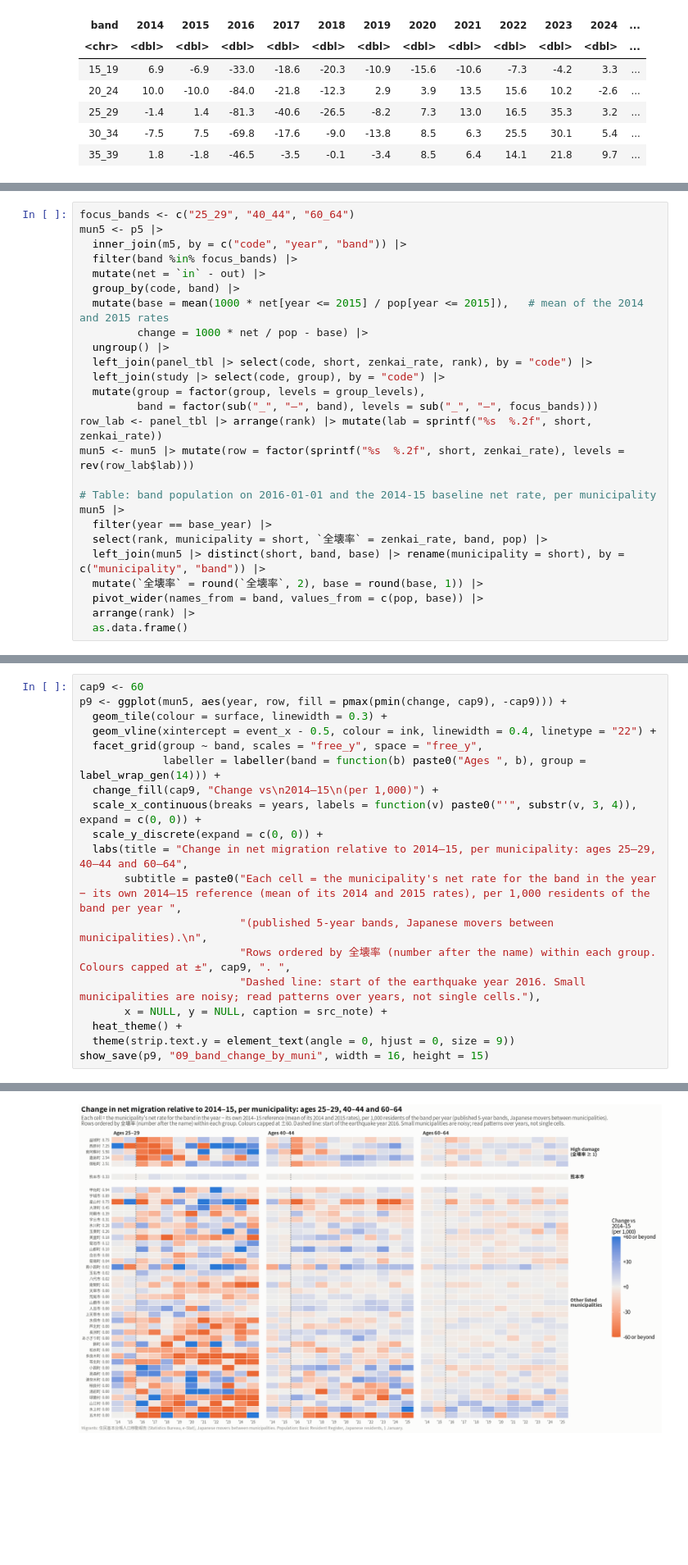
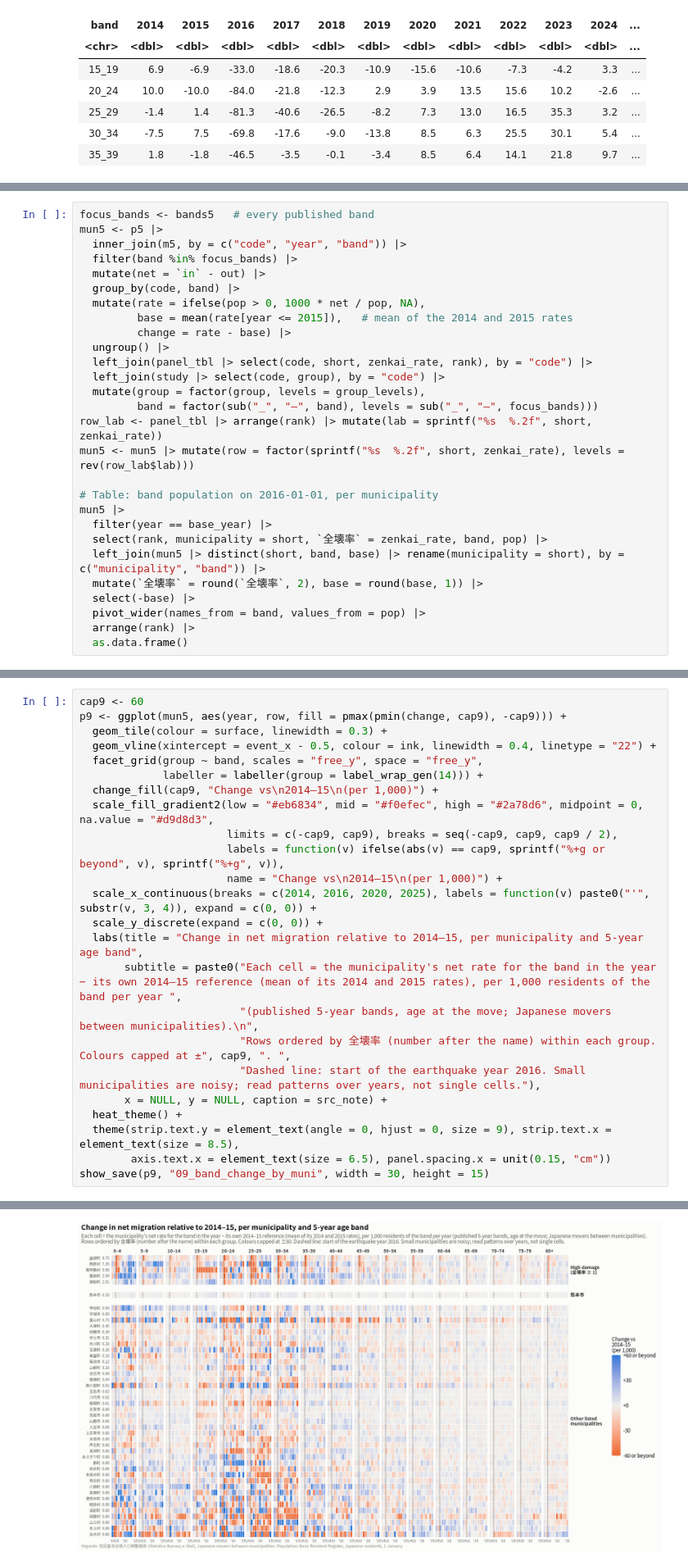
Before and after one commit to toshiakiasakura/jpn_disaster_recovery, a Jupyter notebook: src/3r_migration_kumamoto.ipynb, the cells around one changed output, grey strips where cells are left out. Shown at 82% size. Saved outputs shown, nothing was run; the diff lists cells and outputs as text; blank space fills up the shorter version.

```diff
--- a/src/3r_migration_kumamoto.ipynb
+++ b/src/3r_migration_kumamoto.ipynb
@@ -682,12 +733,13 @@ The same change, for three bands, in **every listed municipality**. Each municip
 # %%
-focus_bands <- c("25_29", "40_44", "60_64")
+focus_bands <- bands5   # every published band
 mun5 <- p5 |>
   inner_join(m5, by = c("code", "year", "band")) |>
   filter(band %in% focus_bands) |>
   mutate(net = `in` - out) |>
   group_by(code, band) |>
-  mutate(base = mean(1000 * net[year <= 2015] / pop[year <= 2015]),   # mean of the 2014 and 2015 rates
-         change = 1000 * net / pop - base) |>
+  mutate(rate = ifelse(pop > 0, 1000 * net / pop, NA),
+         base = mean(rate[year <= 2015]),   # mean of the 2014 and 2015 rates
+         change = rate - base) |>
   ungroup() |>
   left_join(panel_tbl |> select(code, short, zenkai_rate, rank), by = "code") |>
   left_join(study |> select(code, group), by = "code") |>
@@ -696,13 +748,14 @@ mun5 <- p5 |>
 row_lab <- panel_tbl |> arrange(rank) |> mutate(lab = sprintf("%s  %.2f", short, zenkai_rate))
 mun5 <- mun5 |> mutate(row = factor(sprintf("%s  %.2f", short, zenkai_rate), levels = rev(row_lab$lab)))
 
-# Table: band population on 2016-01-01 and the 2014-15 baseline net rate, per municipality
+# Table: band population on 2016-01-01, per municipality
 mun5 |>
   filter(year == base_year) |>
   select(rank, municipality = short, `全壊率` = zenkai_rate, band, pop) |>
   left_join(mun5 |> distinct(short, band, base) |> rename(municipality = short), by = c("municipality", "band")) |>
   mutate(`全壊率` = round(`全壊率`, 2), base = round(base, 1)) |>
-  pivot_wider(names_from = band, values_from = c(pop, base)) |>
+  select(-base) |>
+  pivot_wider(names_from = band, values_from = pop) |>
   arrange(rank) |>
   as.data.frame()
 # %% [output]
@@ -731,17 +784,22 @@ p9 <- ggplot(mun5, aes(year, row, fill = pmax(pmin(change, cap9), -cap9))) +
   geom_tile(colour = surface, linewidth = 0.3) +
   geom_vline(xintercept = event_x - 0.5, colour = ink, linewidth = 0.4, linetype = "22") +
   facet_grid(group ~ band, scales = "free_y", space = "free_y",
-             labeller = labeller(band = function(b) paste0("Ages ", b), group = label_wrap_gen(14))) +
+             labeller = labeller(group = label_wrap_gen(14))) +
   change_fill(cap9, "Change vs\n2014–15\n(per 1,000)") +
-  scale_x_continuous(breaks = years, labels = function(v) paste0("'", substr(v, 3, 4)), expand = c(0, 0)) +
+  scale_fill_gradient2(low = "#eb6834", mid = "#f0efec", high = "#2a78d6", midpoint = 0, na.value = "#d9d8d3",
+                       limits = c(-cap9, cap9), breaks = seq(-cap9, cap9, cap9 / 2),
+                       labels = function(v) ifelse(abs(v) == cap9, sprintf("%+g or beyond", v), sprintf("%+g", v)),
+                       name = "Change vs\n2014–15\n(per 1,000)") +
+  scale_x_continuous(breaks = c(2014, 2016, 2020, 2025), labels = function(v) paste0("'", substr(v, 3, 4)), expand = c(0, 0)) +
   scale_y_discrete(expand = c(0, 0)) +
-  labs(title = "Change in net migration relative to 2014–15, per municipality: ages 25–29, 40–44 and 60–64",
+  labs(title = "Change in net migration relative to 2014–15, per municipality and 5-year age band",
        subtitle = paste0("Each cell = the municipality's net rate for the band in the year − its own 2014–15 reference (mean of its 2014 and 2015 rates), per 1,000 residents of the band per year ",
-                         "(published 5-year bands, Japanese movers between municipalities).\n",
+                         "(published 5-year bands, age at the move; Japanese movers between municipalities).\n",
                          "Rows ordered by 全壊率 (number after the name) within each group. Colours capped at ±", cap9, ". ",
                          "Dashed line: start of the earthquake year 2016. Small municipalities are noisy; read patterns over years, not single cells."),
        x = NULL, y = NULL, caption = src_note) +
   heat_theme() +
-  theme(strip.text.y = element_text(angle = 0, hjust = 0, size = 9))
-show_save(p9, "09_band_change_by_muni", width = 16, height = 15)
+  theme(strip.text.y = element_text(angle = 0, hjust = 0, size = 9), strip.text.x = element_text(size = 8.5),
+        axis.text.x = element_text(size = 6.5), panel.spacing.x = unit(0.15, "cm"))
+show_save(p9, "09_band_change_by_muni", width = 30, height = 15)
 # %% [output]
@@ -748,2 +808,2 @@ show_save(p9, "09_band_change_by_muni", width = 16, height = 15)
-[figure, old version]
+[figure, new version]
 # %% [markdown]
```
Also changed, not shown: parts of 12 cells of this notebook, 14 other files.
